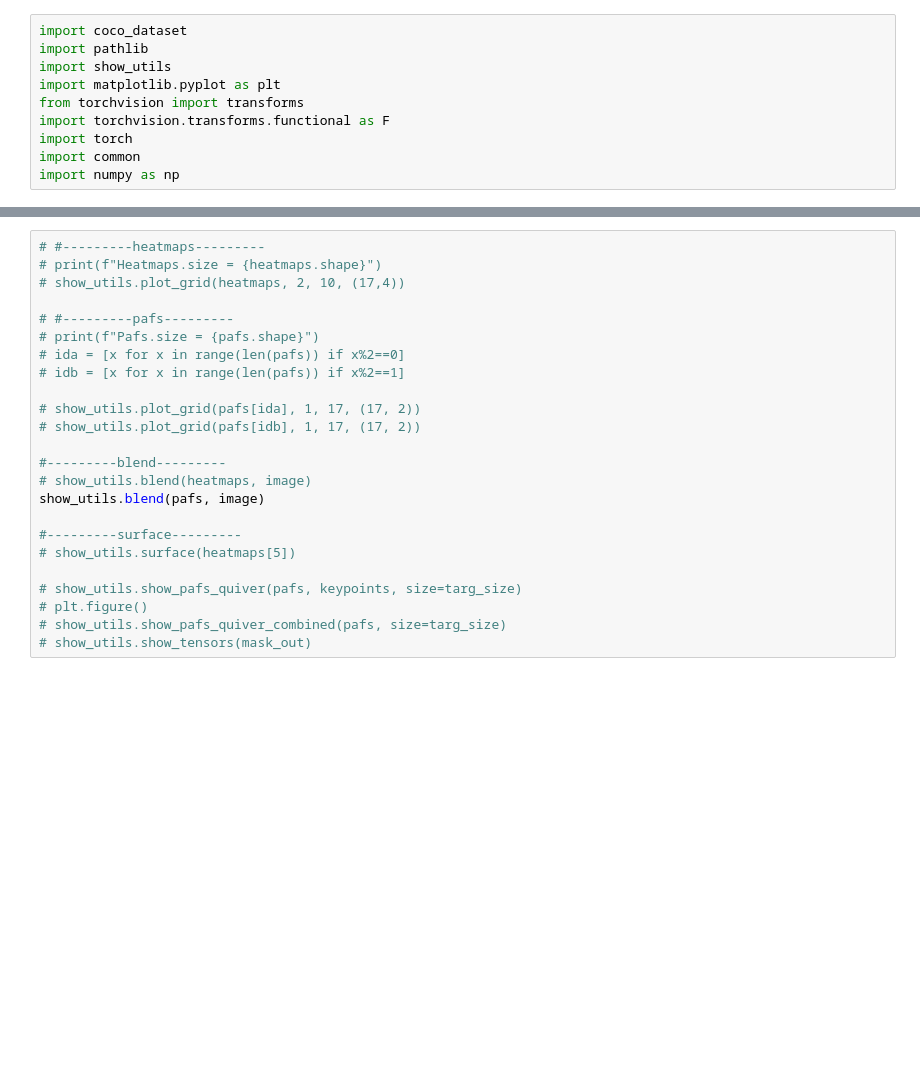
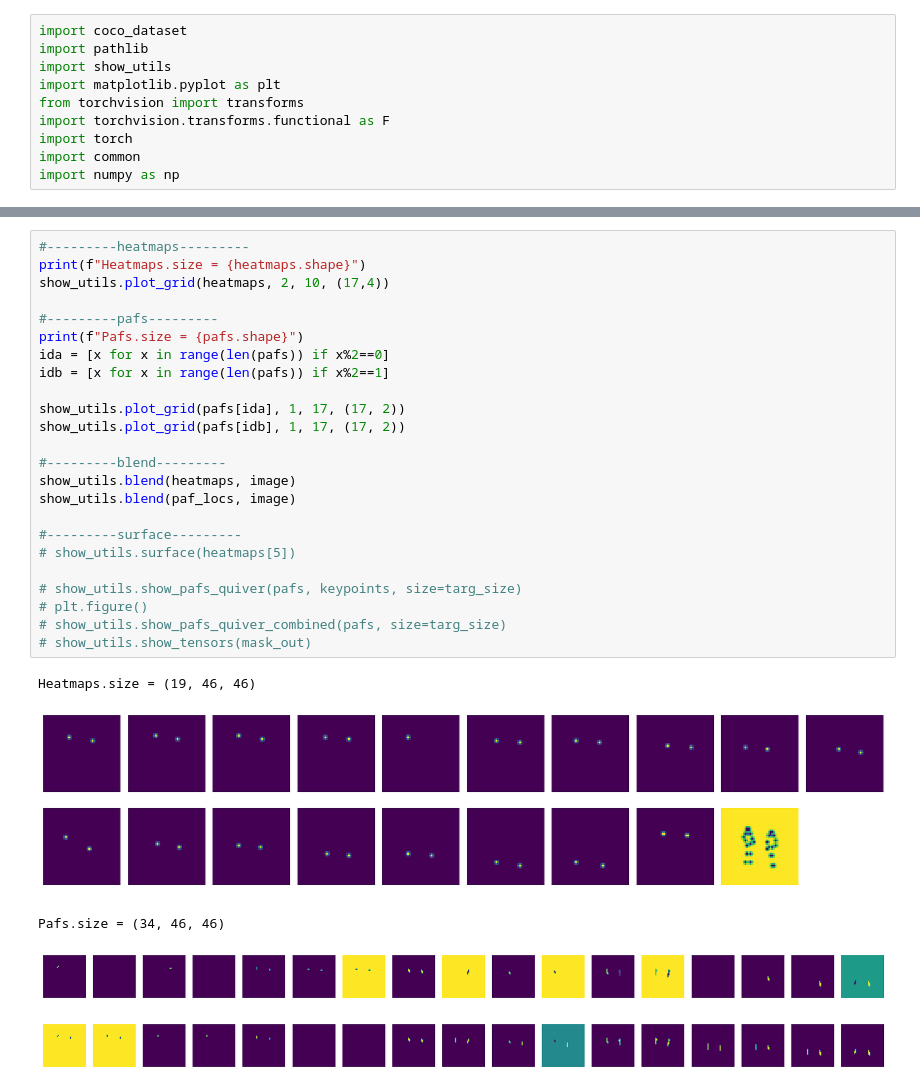
Before and after one commit to millliono/openpose, a Jupyter notebook: visual_dataset.ipynb, the cells around one changed output, grey strips where cells are left out. Saved outputs shown, nothing was run; the diff lists cells and outputs as text; blank space fills up the shorter version.

```diff
--- a/visual_dataset.ipynb
+++ b/visual_dataset.ipynb
@@ -38,24 +48,30 @@ pafs = pafs.numpy()
 # %%
-# #---------heatmaps---------
-# print(f"Heatmaps.size = {heatmaps.shape}")
-# show_utils.plot_grid(heatmaps, 2, 10, (17,4))
+#---------heatmaps---------
+print(f"Heatmaps.size = {heatmaps.shape}")
+show_utils.plot_grid(heatmaps, 2, 10, (17,4))
 
-# #---------pafs---------
-# print(f"Pafs.size = {pafs.shape}")
-# ida = [x for x in range(len(pafs)) if x%2==0]
-# idb = [x for x in range(len(pafs)) if x%2==1]
+#---------pafs---------
+print(f"Pafs.size = {pafs.shape}")
+ida = [x for x in range(len(pafs)) if x%2==0]
+idb = [x for x in range(len(pafs)) if x%2==1]
 
-# show_utils.plot_grid(pafs[ida], 1, 17, (17, 2))
-# show_utils.plot_grid(pafs[idb], 1, 17, (17, 2))
+show_utils.plot_grid(pafs[ida], 1, 17, (17, 2))
+show_utils.plot_grid(pafs[idb], 1, 17, (17, 2))
 
 #---------blend---------
-# show_utils.blend(heatmaps, image)
-show_utils.blend(pafs, image)
+show_utils.blend(heatmaps, image)
+show_utils.blend(paf_locs, image)
 
 #---------surface---------
 # show_utils.surface(heatmaps[5])
 
 # show_utils.show_pafs_quiver(pafs, keypoints, size=targ_size)
 # plt.figure()
 # show_utils.show_pafs_quiver_combined(pafs, size=targ_size)
 # show_utils.show_tensors(mask_out)
+# %% [output]
+Heatmaps.size = (19, 46, 46)
+[figure, added]
+Pafs.size = (34, 46, 46)
+[figure, added]
+[figure, added]
```
Also changed, not shown: parts of 6 cells of this notebook, 2 other files.
